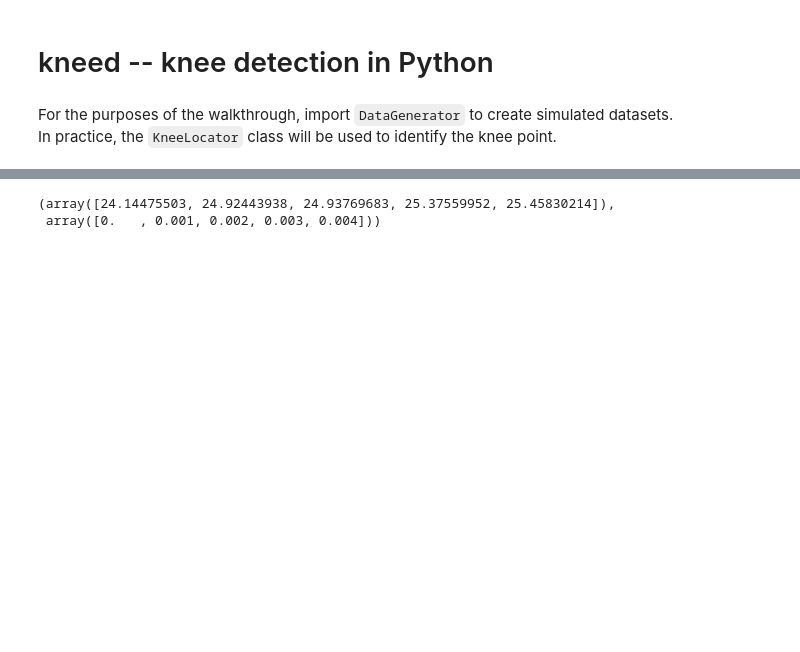
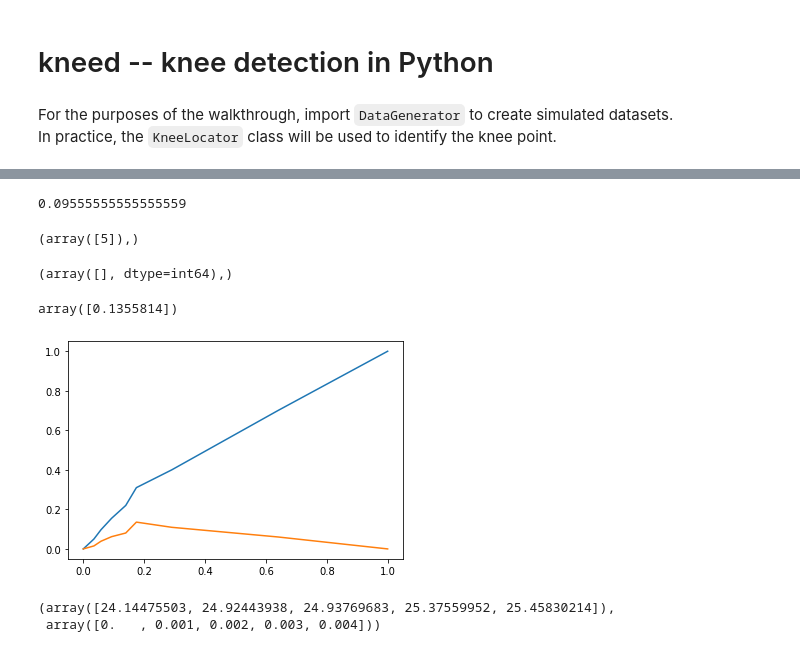
Before and after one commit to arvkevi/kneed, a Jupyter notebook: notebooks/walkthrough.ipynb, the cells around one changed output, grey strips where cells are left out. Cells and saved outputs as stored; diff of their text form; code cells hidden in the pictures; blank space fills up the shorter version.

```diff
--- a/notebooks/walkthrough.ipynb
+++ b/notebooks/walkthrough.ipynb
@@ -14,3 +14,7 @@ import matplotlib.pyplot as plt
 %matplotlib inline
 
 import numpy as np
+# %%
+x = [3.07, 3.38, 3.55, 3.68, 3.78, 3.81, 3.85, 3.88, 3.9, 3.93]
+y = [0.0, 0.3, 0.47, 0.6, 0.69, 0.78, 0.845, 0.903, 0.95, 1.0]
+kl = KneeLocator(x, y, S=1.0, curve='convex', direction='increasing', interp_method='interp1d')
@@ -16,0 +30,4 @@ import numpy as np
+# %%
+np.diff(x).mean()
+# %% [output]
+0.09555555555555559
@@ -17,3 +36,20 @@ import numpy as np
+# %%
+argrelextrema(kl.y_difference, np.greater)
+# %% [output]
+(array([5]),)
+# %%
+argrelextrema(kl.y_difference, np.less)
+# %% [output]
+(array([], dtype=int64),)
+# %%
+kl.y_difference_maxima
+# %% [output]
+array([0.1355814])
+# %%
+plt.plot(kl.x_normalized, kl.y_normalized);
+plt.plot(kl.x_difference, kl.y_difference);
+# %% [output]
+[figure, added]
 # %%
 np.random.seed(23) # only for the walkthrough
 # %%
```
Also changed, not shown: parts of 3 cells of this notebook, 2 other files.
